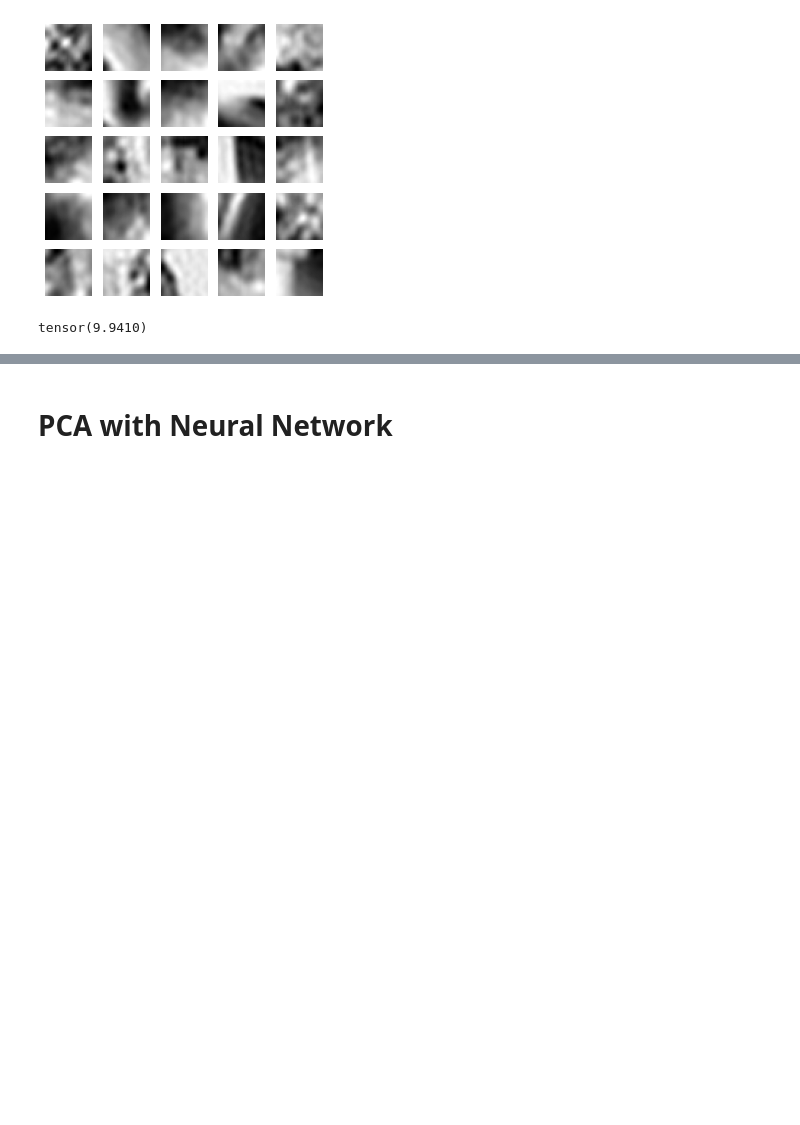
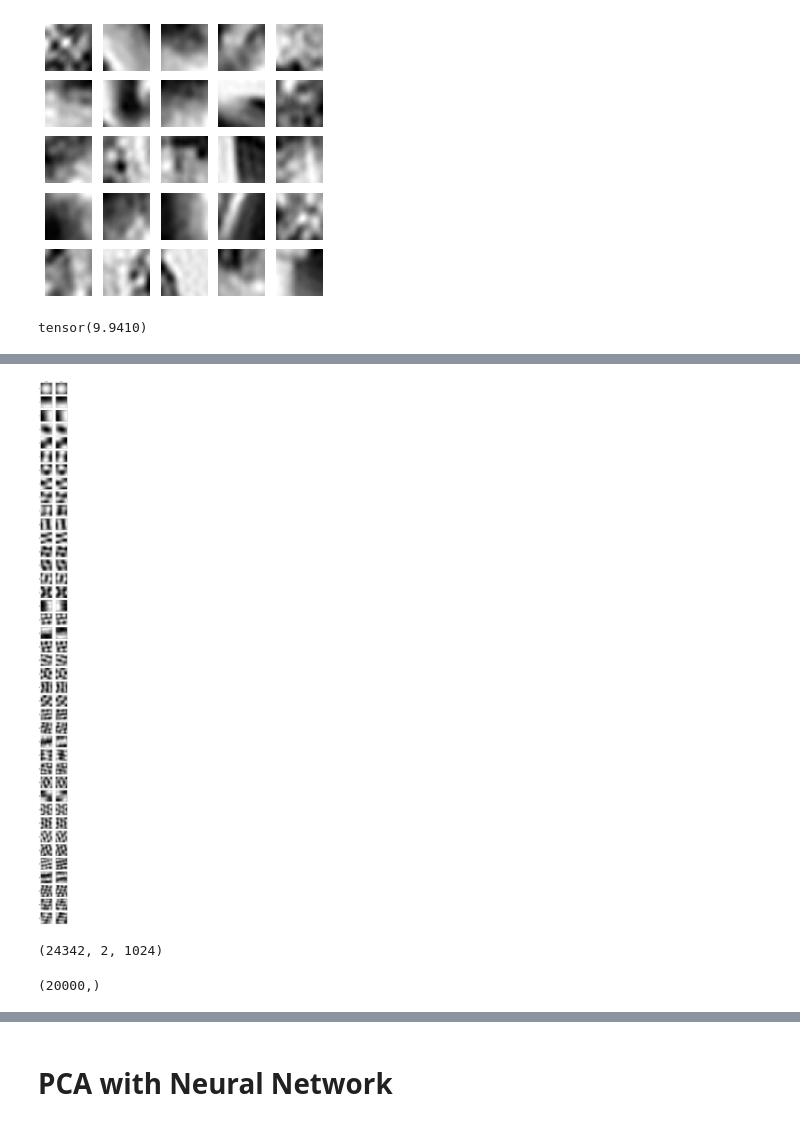
Before and after one commit to ssheybani/baby-vision-curriculum, a Jupyter notebook: shallow/ann_psychophysics/figure_notebooks/Fig_4_Linear_demo_modified.ipynb, the cells around one changed output, grey strips where cells are left out. Cells and saved outputs as stored; diff of their text form; code cells hidden in the pictures; blank space fills up the shorter version.

```diff
--- a/shallow/ann_psychophysics/figure_notebooks/Fig_4_Linear_demo.ipynb
+++ b/shallow/ann_psychophysics/figure_notebooks/Fig_4_Linear_demo_modified.ipynb
@@ -474,0 +608,15 @@ _ = visualize_image_seq(pca_basis.T, 24, seq_size, rand=False)
+# %%
+# PCA Basis
+seq_size = (seq_len, crop_size,crop_size)
+_ = visualize_image_seq(pca_basis.T, 40, seq_size, rand=False)
+
+# visualize_image(pca_basis.T, n_row=7, n_col=8, rand=False)
+# %% [output]
+[figure, added]
+# %%
+# X=X.T
+n_sample, seq_len, w,h = X2.shape
+X2 = X2.reshape(n_sample, seq_len, -1)
+X2.shape
+# %% [output]
+(24342, 2, 1024)
@@ -474,0 +638,4 @@ _ = visualize_image_seq(pca_basis.T, 24, seq_size, rand=False)
+# %%
+xtt0.shape
+# %% [output]
+(20000,)
```
Also changed, not shown: parts of 82 cells of this notebook, 24 other files.
